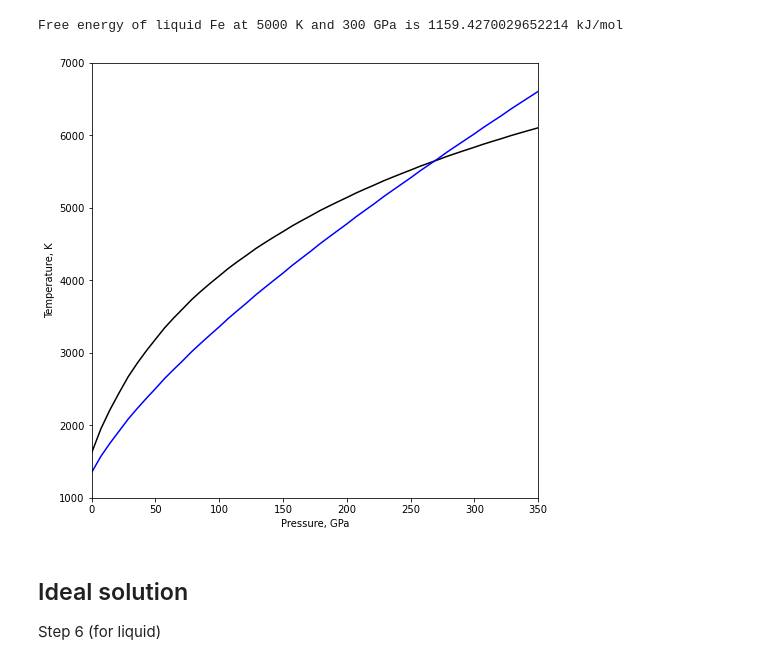
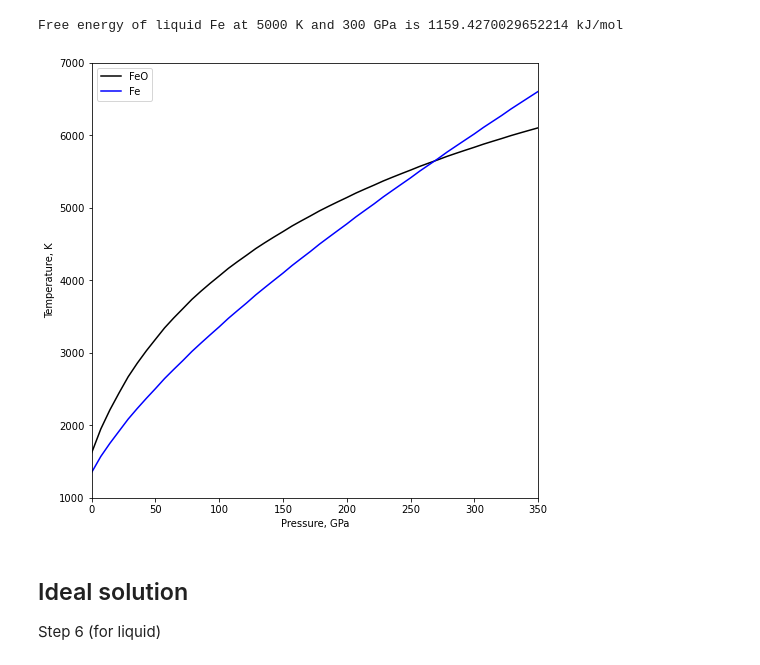
Before and after one commit to andreww/slurry, a Jupyter notebook: thermodynamic_model.ipynb, the cells around one changed output. Drawn from its saved outputs; the diff is of its cells as text; code cells hidden in the pictures.

```diff
--- a/thermodynamic_model.ipynb
+++ b/thermodynamic_model.ipynb
@@ -119,16 +109,17 @@ fe_tms = thermodynamic_model.end_member_melting_temperatures(ps, feot.fe_liquid_
                                           feot.fe_hcp_a0, feot.fe_hcp_ag0, feot.fe_hcp_k)
 # %%
 fig, ax = plt.subplots(figsize=(8,8))
-ax.plot(ps, feo_tms, 'k')
-ax.plot(ps, fe_tms, 'b')
+ax.plot(ps, feo_tms, 'k', label="FeO")
+ax.plot(ps, fe_tms , 'b', label="Fe")
 ax.set_xlabel('Pressure, GPa')
 ax.set_ylabel('Temperature, K')
 ax.set_ylim([1000.0,7000.0])
 ax.set_xlim([0.0,350.0])
+ax.legend()
 
 plt.show()
 # %% [output]
-[figure, old version]
+[figure, new version]
 # %% [markdown]
 ## Ideal solution
 
```
Also changed, not shown: parts of 14 cells of this notebook, 3 other files.
